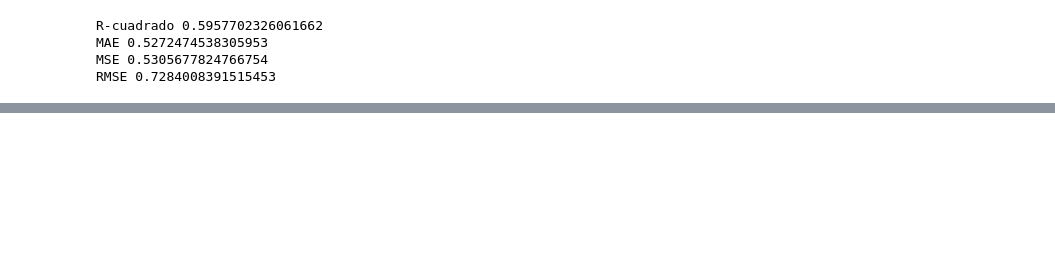
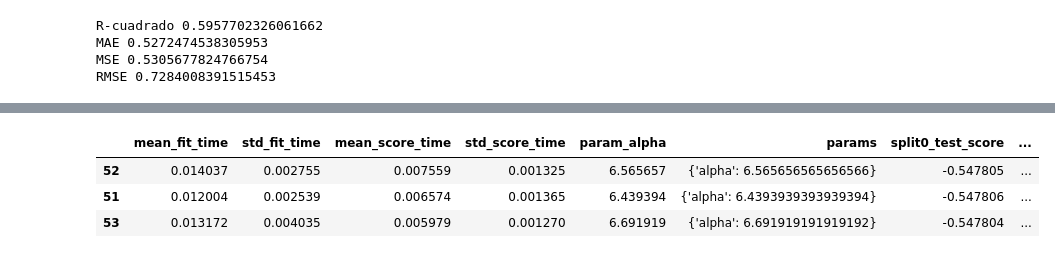
Before and after one commit to gusjrivas/MedHouseVal, a Jupyter notebook: MedHoudeVal.ipynb, the cells around one changed output, grey strips where cells are left out. Cells and saved outputs as stored; diff of their text form; code cells hidden in the pictures; blank space fills up the shorter version.

```diff
--- a/MedHoudeVal.ipynb
+++ b/MedHoudeVal.ipynb
@@ -266,0 +295,8 @@ RMSE 0.7284008391515453
+# %%
+results_gcv=pd.DataFrame(gridcv.cv_results_).sort_values(by=['rank_test_score'])
+results_gcv.head(3)
+# %% [output]
+|  | mean_fit_time | std_fit_time | mean_score_time | std_score_time | param_alpha | params | split0_test_score | ... |
+| 52 | 0.014037 | 0.002755 | 0.007559 | 0.001325 | 6.565657 | {'alpha': 6.565656565656566} | -0.547805 | ... |
+| 51 | 0.012004 | 0.002539 | 0.006574 | 0.001365 | 6.439394 | {'alpha': 6.4393939393939394} | -0.547806 | ... |
+| 53 | 0.013172 | 0.004035 | 0.005979 | 0.001270 | 6.691919 | {'alpha': 6.691919191919192} | -0.547804 | ... |
```
Also changed, not shown: parts of 7 cells of this notebook.
